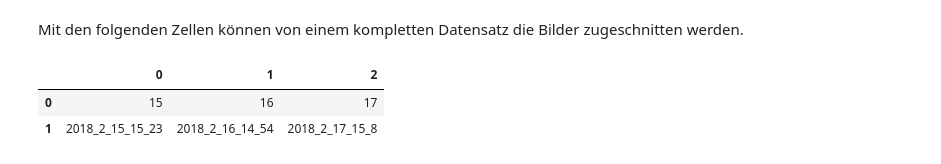
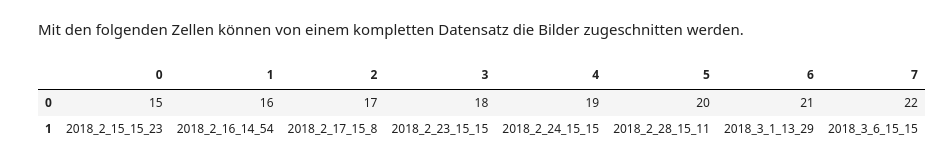
Before and after one commit to SandGreif/FahrradwegeKlassifizierung, a Jupyter notebook: datenanalyse/featuresJoin.ipynb, the cells around one changed output. Cells and saved outputs as stored; diff of their text form; code cells hidden in the pictures.

```diff
--- a/datenanalyse/featuresJoin.ipynb
+++ b/datenanalyse/featuresJoin.ipynb
@@ -44,13 +60,15 @@ NameError: name 'result' is not defined
 Mit den folgenden Zellen können von einem kompletten Datensatz die Bilder zugeschnitten werden.
 # %%
 # Hier können die Datensätze ausgewählt werden mit den entsprechenden Ordner Namen
-datasets = pandas.DataFrame([['15','16','17'],['2018_2_15_15_23','2018_2_16_14_54','2018_2_17_15_8']])
+datasets = pandas.DataFrame([['15','16','17','18','19','20','21','22'],['2018_2_15_15_23','2018_2_16_14_54','2018_2_17_15_8',
+                                                                       '2018_2_23_15_15','2018_2_24_15_15','2018_2_28_15_11',
+                                                                       '2018_3_1_13_29','2018_3_6_15_15']])
 # Die Pfade zu den Ordnern in welchem sich die Merkmale befinden
 paths = []
 datasets
 # %% [output]
-|  | 0 | 1 | 2 |
-| 0 | 15 | 16 | 17 |
-| 1 | 2018_2_15_15_23 | 2018_2_16_14_54 | 2018_2_17_15_8 |
+|  | 0 | 1 | 2 | 3 | 4 | 5 | 6 | 7 |
+| 0 | 15 | 16 | 17 | 18 | 19 | 20 | 21 | 22 |
+| 1 | 2018_2_15_15_23 | 2018_2_16_14_54 | 2018_2_17_15_8 | 2018_2_23_15_15 | 2018_2_24_15_15 | 2018_2_28_15_11 | 2018_3_1_13_29 | 2018_3_6_15_15 |
 # %%
 for date, dataset in datasets.iteritems(): # Für jeden Datensatz merke Pfad
```
Also changed, not shown: parts of 5 cells of this notebook, 12 other files.
